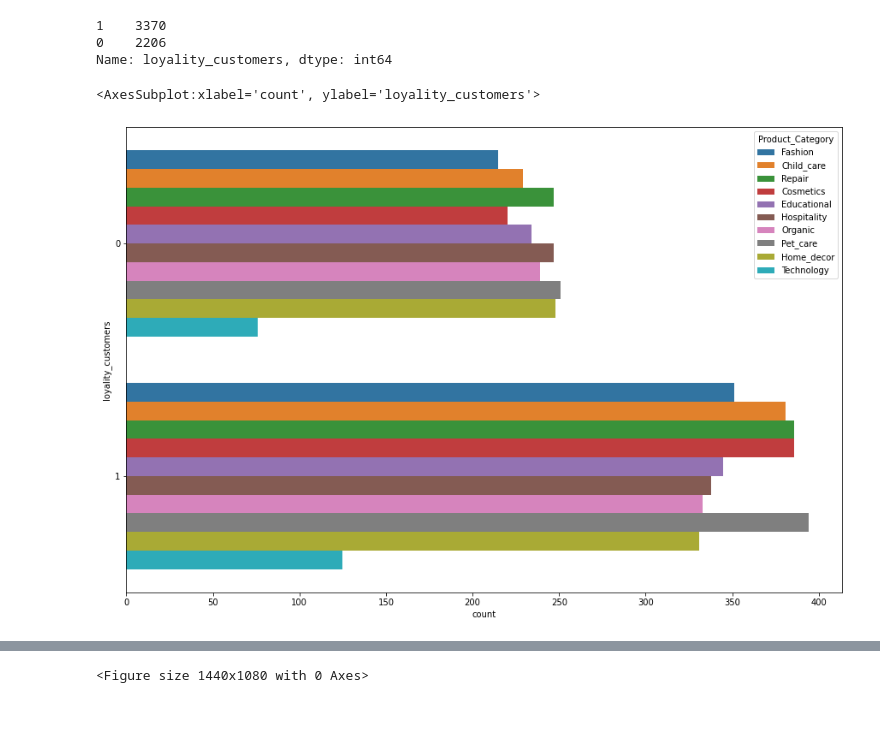
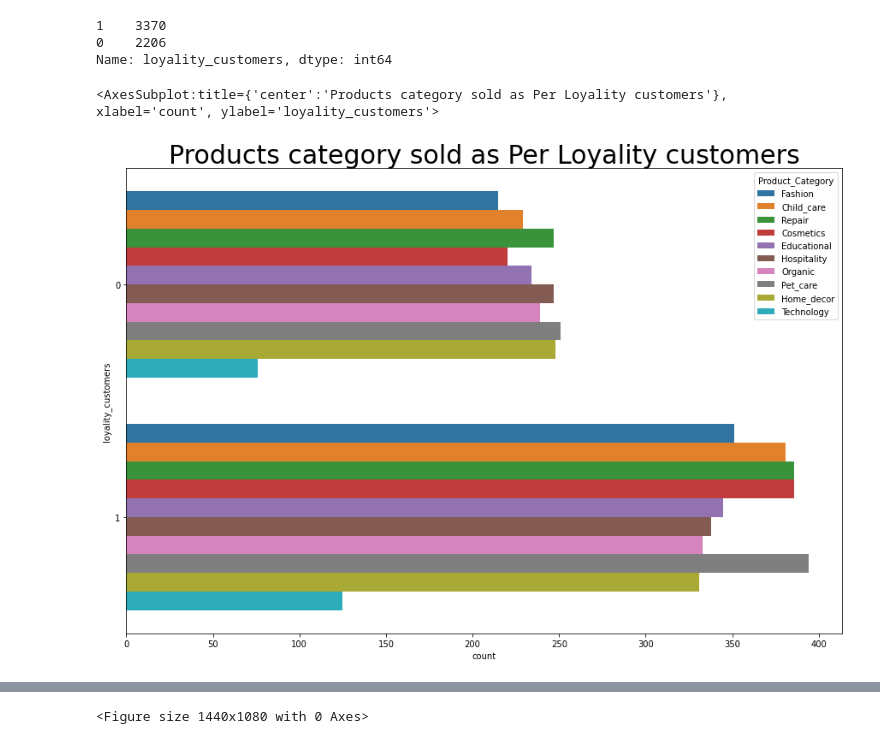
Before and after one commit to Mega-Barrel/Machine-Learning-Carnival-Wars, a Jupyter notebook: EDA.ipynb, the cells around one changed output, grey strips where cells are left out. Cells and saved outputs as stored; diff of their text form; code cells hidden in the pictures; blank space fills up the shorter version.

```diff
--- a/EDA.ipynb
+++ b/EDA.ipynb
@@ -177,9 +189,12 @@ train_df['loyality_customers'].value_counts()
 Name: loyality_customers, dtype: int64
 # %%
 plt.figure(figsize=(15,10))
+plt.title('Products category sold as Per Loyality customers',
+         fontsize =30)
+
 sns.countplot(data=train_df, y='loyality_customers', hue='Product_Category')
 # %% [output]
-<AxesSubplot:xlabel='count', ylabel='loyality_customers'>
+<AxesSubplot:title={'center':'Products category sold as Per Loyality customers'}, xlabel='count', ylabel='loyality_customers'>
-[figure, old version]
+[figure, new version]
 # %%
 plt.figure(figsize=(15,10))
```
Also changed, not shown: parts of 6 cells of this notebook.
